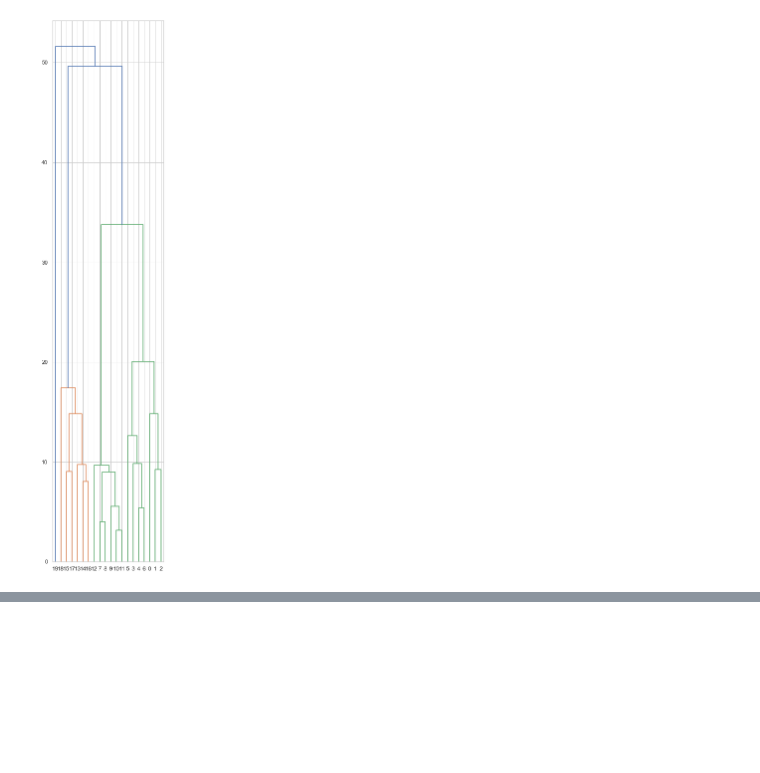
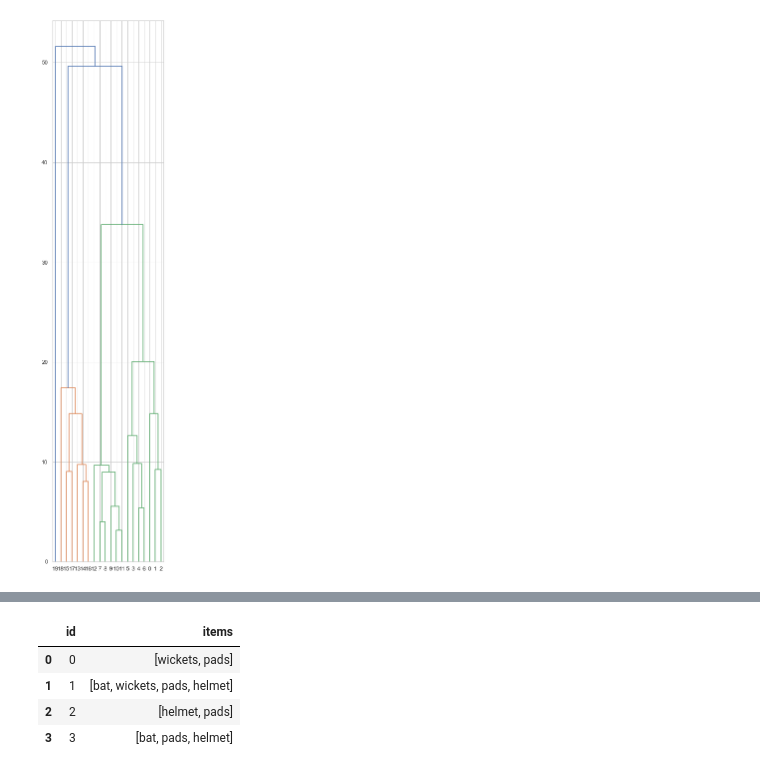
Before and after one commit to tigerkey10/bioinfo.github.io, a Jupyter notebook: 2022-07-27-clustering.ipynb, the cells around one changed output, grey strips where cells are left out. Saved outputs shown, nothing was run; the diff lists cells and outputs as text; code cells hidden in the pictures; blank space fills up the shorter version.

```diff
--- a/2022-07-27-clustering.ipynb
+++ b/2022-07-27-clustering.ipynb
@@ -230,0 +234,18 @@ plt.show()
+# %%
+import pyfpgrowth as fp
+
+# 입력 데이터
+dict1 = {
+    'id' : [0,1,2,3],
+    'items' : [['wicket', 'pads'],
+    ['bat', 'wickets', 'pads', 'helmet'],
+    ['helmet', 'pads'],
+    ['bat', 'pads', 'helmet']]
+}
+transactionset = pd.DataFrame(dict1) ; transactionset
+# %% [output]
+|  | id | items |
+| 0 | 0 | [wickets, pads] |
+| 1 | 1 | [bat, wickets, pads, helmet] |
+| 2 | 2 | [helmet, pads] |
+| 3 | 3 | [bat, pads, helmet] |
```
Also changed, not shown: parts of 4 cells of this notebook.
